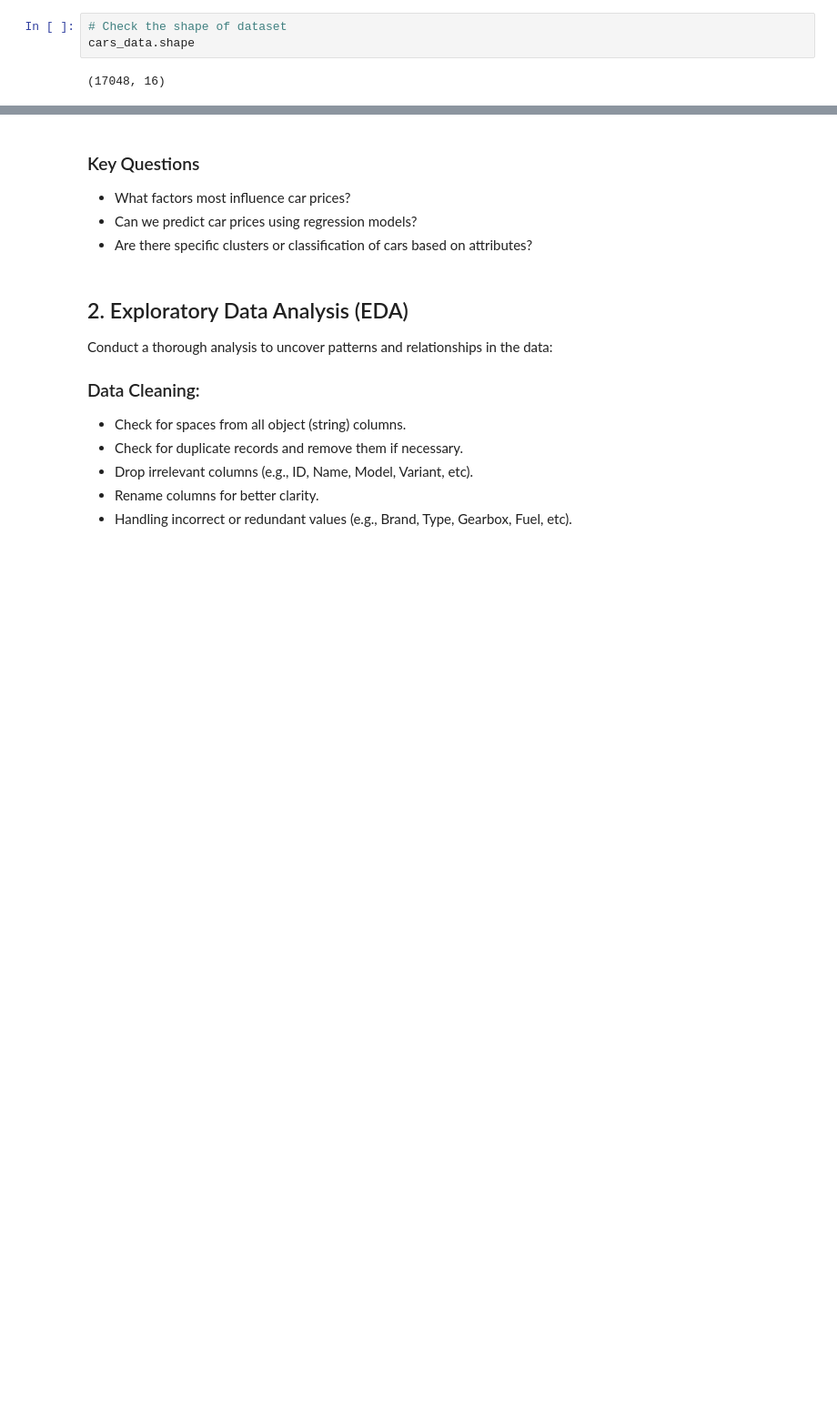
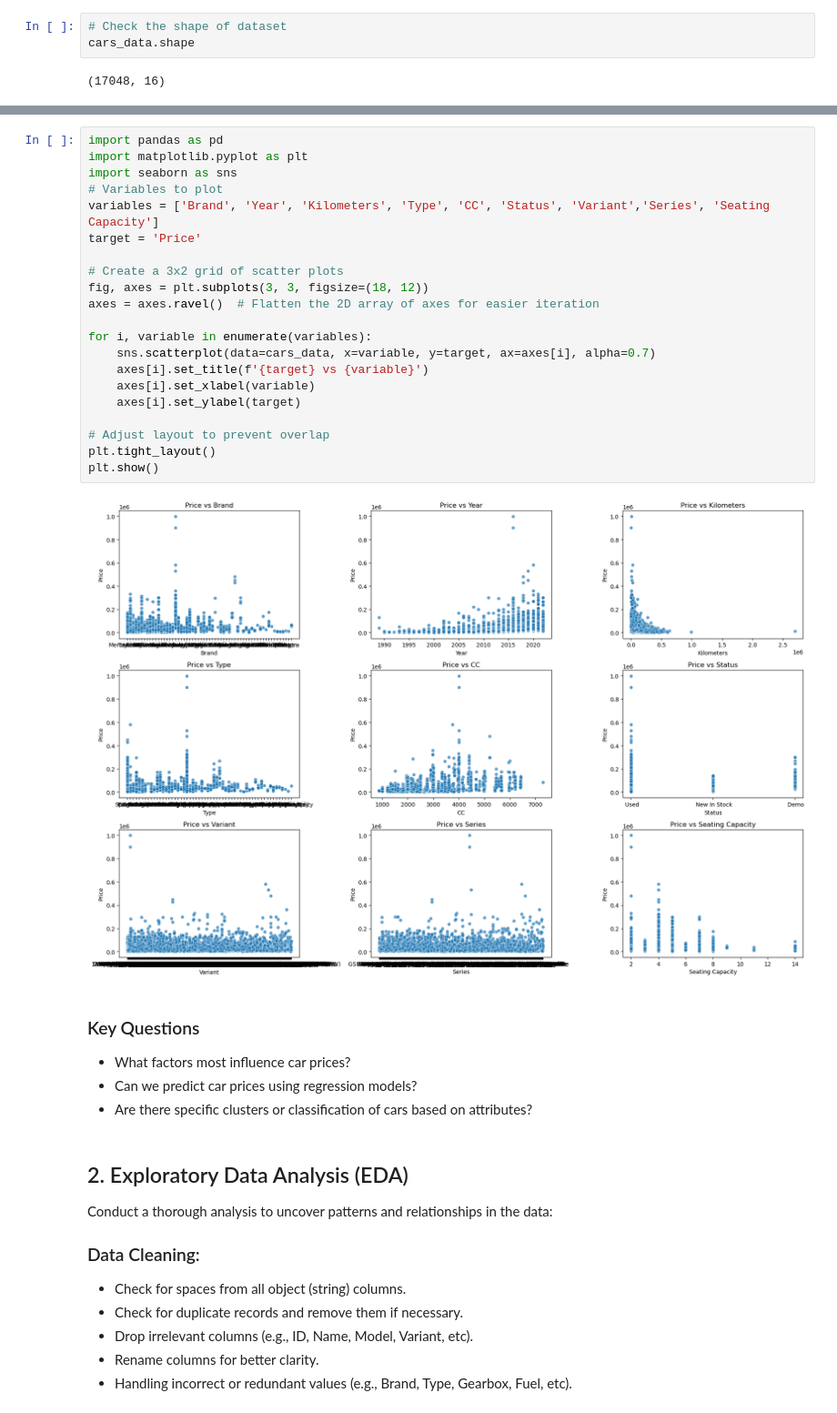
Before and after one commit to Carlos-Sibaja/CarPrice, a Jupyter notebook: Cars_Data.ipynb, the cells around one changed output, grey strips where cells are left out. Shown at 91% size. Cells and saved outputs as stored; diff of their text form; blank space fills up the shorter version.

```diff
--- a/Cars_Data.ipynb
+++ b/Cars_Data.ipynb
@@ -56,3 +105,26 @@ cars_data.head()
+# %%
+import pandas as pd
+import matplotlib.pyplot as plt
+import seaborn as sns
+# Variables to plot
+variables = ['Brand', 'Year', 'Kilometers', 'Type', 'CC', 'Status', 'Variant','Series', 'Seating Capacity']
+target = 'Price'
+
+# Create a 3x2 grid of scatter plots
+fig, axes = plt.subplots(3, 3, figsize=(18, 12))
+axes = axes.ravel()  # Flatten the 2D array of axes for easier iteration
+
+for i, variable in enumerate(variables):
+    sns.scatterplot(data=cars_data, x=variable, y=target, ax=axes[i], alpha=0.7)
+    axes[i].set_title(f'{target} vs {variable}')
+    axes[i].set_xlabel(variable)
+    axes[i].set_ylabel(target)
+
+# Adjust layout to prevent overlap
+plt.tight_layout()
+plt.show()
+# %% [output]
+[figure, added]
 # %% [markdown]
 ### Key Questions
 - What factors most influence car prices?
```
Also changed, not shown: parts of 8 cells of this notebook, 3 other files.
